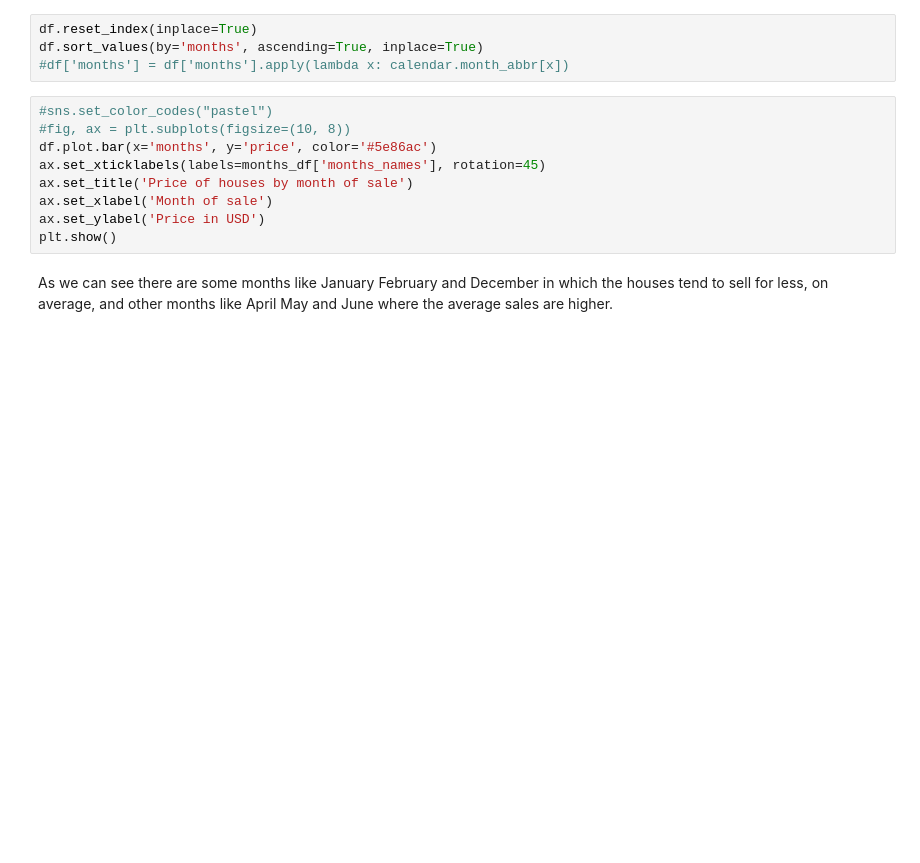
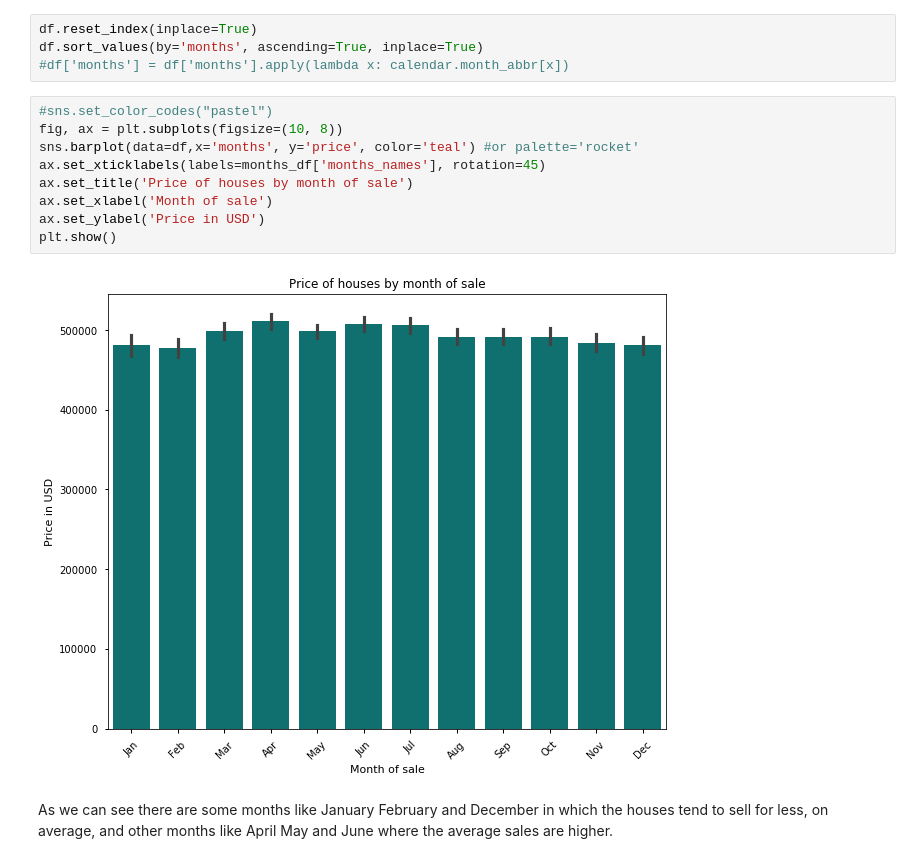
Before and after one commit to MNLKuzmin/dsc-phase-2-project-v2-3, a Jupyter notebook: student.ipynb, the cells around one changed output. Saved outputs shown, nothing was run; the diff lists cells and outputs as text; blank space fills up the shorter version.

Commit message:
changed months graph

```diff
--- a/student.ipynb
+++ b/student.ipynb
@@ -1538,13 +1538,15 @@ df.sort_values(by='months', ascending=True, inplace=True)
 #df['months'] = df['months'].apply(lambda x: calendar.month_abbr[x])
 # %%
 #sns.set_color_codes("pastel")
-#fig, ax = plt.subplots(figsize=(10, 8))
-df.plot.bar(x='months', y='price', color='#5e86ac')
+fig, ax = plt.subplots(figsize=(10, 8))
+sns.barplot(data=df,x='months', y='price', color='teal') #or palette='rocket'
 ax.set_xticklabels(labels=months_df['months_names'], rotation=45)
 ax.set_title('Price of houses by month of sale')
 ax.set_xlabel('Month of sale')
 ax.set_ylabel('Price in USD')
 plt.show()
+# %% [output]
+[figure, added]
 # %% [markdown]
 As we can see there are some months like January February and December in which the houses tend to sell for less, on average, and other months like April May and June where the average sales are higher.
 # %% [markdown]
```
Also changed, not shown: parts of 10 cells of this notebook.
